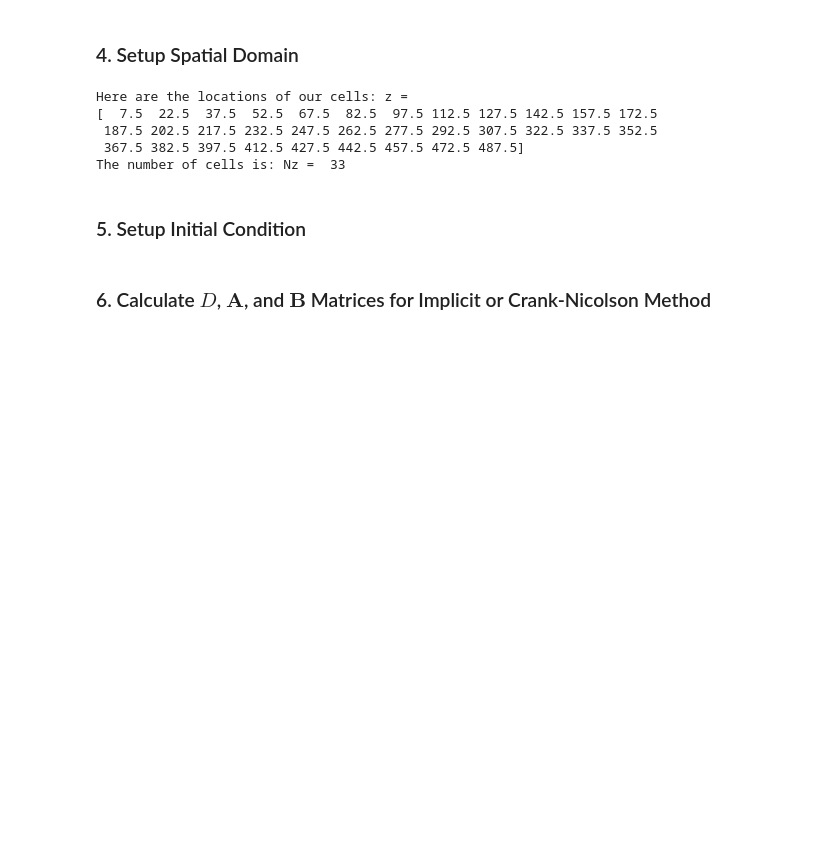
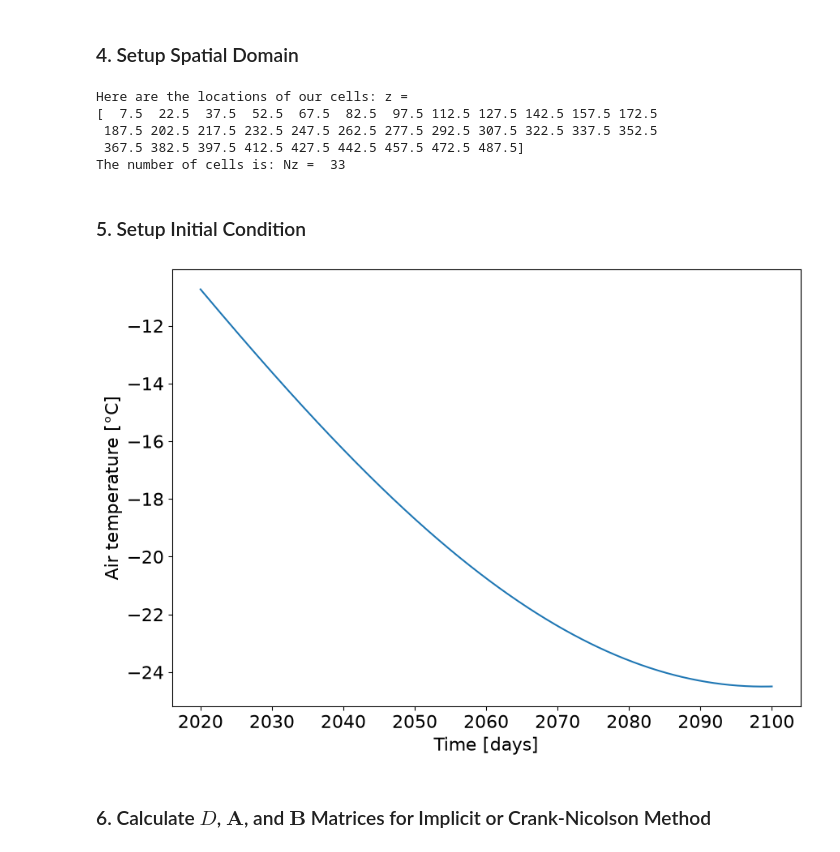
Before and after one commit to bgaffne/GEOS-518-BVG26-psets, a Jupyter notebook: mod03_1D-Diffusion-Assignment.ipynb, the cells around one changed output. Saved outputs shown, nothing was run; the diff lists cells and outputs as text; code cells hidden in the pictures; blank space fills up the shorter version.

```diff
--- a/mod03_1D-Diffusion-Assignment.ipynb
+++ b/mod03_1D-Diffusion-Assignment.ipynb
@@ -126,6 +126,17 @@ Here are the locations of our cells: z =
 The number of cells is: Nz =  33
 # %% [markdown]
 ### 5. Setup Initial Condition
+# %%
+Ttop = Tbottom + (Ttopamp/2.0)*np.sin((2.0*np.pi/(365.0))*t)
+
+plt.figure(figsize=(10.0,7.0))
+plt.plot(t,Ttop)
+plt.xlabel('Time [days]')
+plt.ylabel('Air temperature [°C]')
+
+Ts0 = Tbottom*np.ones((Nz,1))
+# %% [output]
+[figure, added]
 # %% [markdown]
 ### 6. Calculate $D$, $\mathbf{A}$, and $\mathbf{B}$ Matrices for Implicit or Crank-Nicolson Method
 # %%
```
Also changed, not shown: parts of 3 cells of this notebook.
